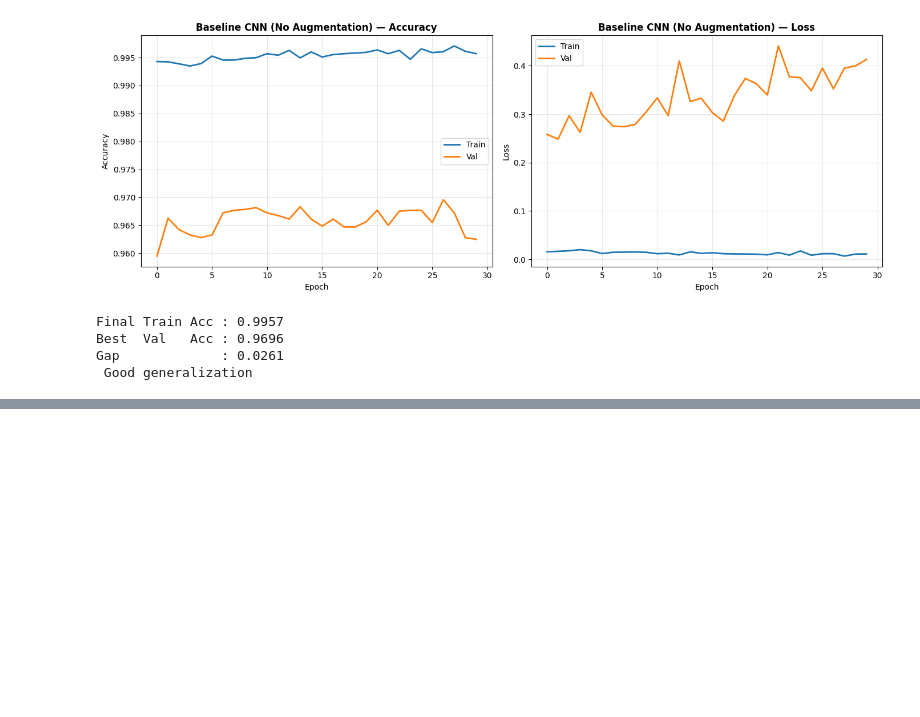
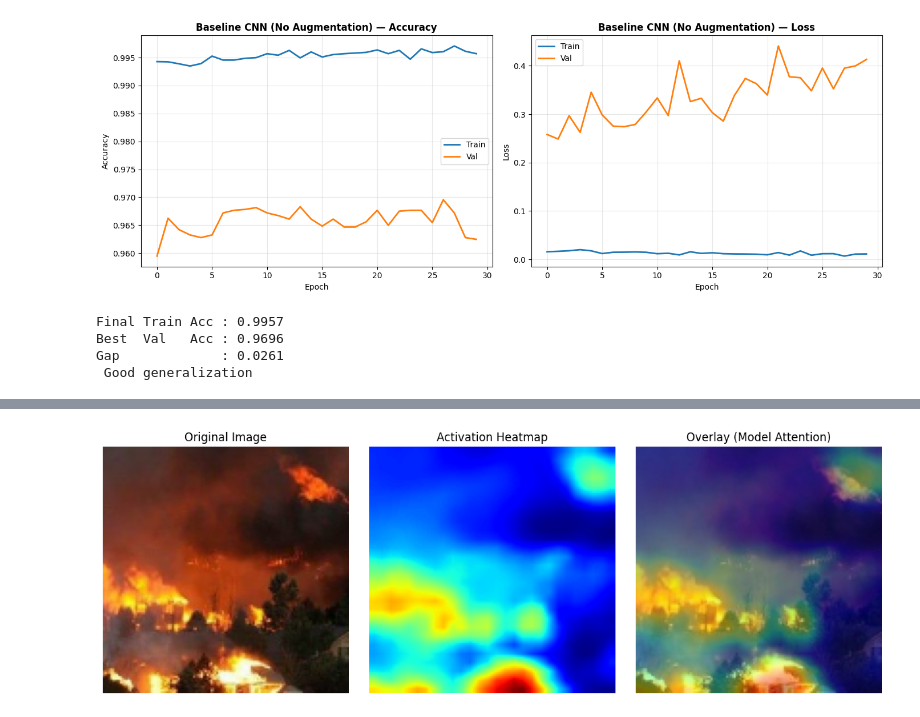
Before and after one commit to alexliu409/mini_project-5, a Jupyter notebook: notebooks/notebook.ipynb, the cells around one changed output, grey strips where cells are left out. Saved outputs shown, nothing was run; the diff lists cells and outputs as text; code cells hidden in the pictures; blank space fills up the shorter version.

```diff
--- a/notebooks/notebook.ipynb
+++ b/notebooks/notebook.ipynb
@@ -351,0 +473,26 @@ KeyboardInterrupt:
+# %%
+# Activation Heatmap — shows WHERE the model focuses
+last_fmap = feature_maps[-1]                         # last conv layer: (1, H, W, 128)
+heatmap = np.mean(last_fmap[0], axis=-1)             # average across filters → (H, W)
+heatmap = (heatmap - heatmap.min()) / (heatmap.max() - heatmap.min() + 1e-8)
+heatmap_resized = tf.image.resize(
+    heatmap[..., np.newaxis], (IMG_SIZE, IMG_SIZE)
+).numpy().squeeze()
+
+plt.figure(figsize=(12, 4))
+plt.subplot(1, 3, 1)
+plt.imshow(sample_img.numpy().astype('uint8'))
+plt.title('Original Image'); plt.axis('off')
+
+plt.subplot(1, 3, 2)
+plt.imshow(heatmap_resized, cmap='jet')
+plt.title('Activation Heatmap'); plt.axis('off')
+
+plt.subplot(1, 3, 3)
+plt.imshow(sample_img.numpy().astype('uint8'))
+plt.imshow(heatmap_resized, cmap='jet', alpha=0.4)
+plt.title('Overlay (Model Attention)'); plt.axis('off')
+
+plt.tight_layout(); plt.show()
+# %% [output]
+[figure, added]
```
Also changed, not shown: parts of 9 cells of this notebook.
